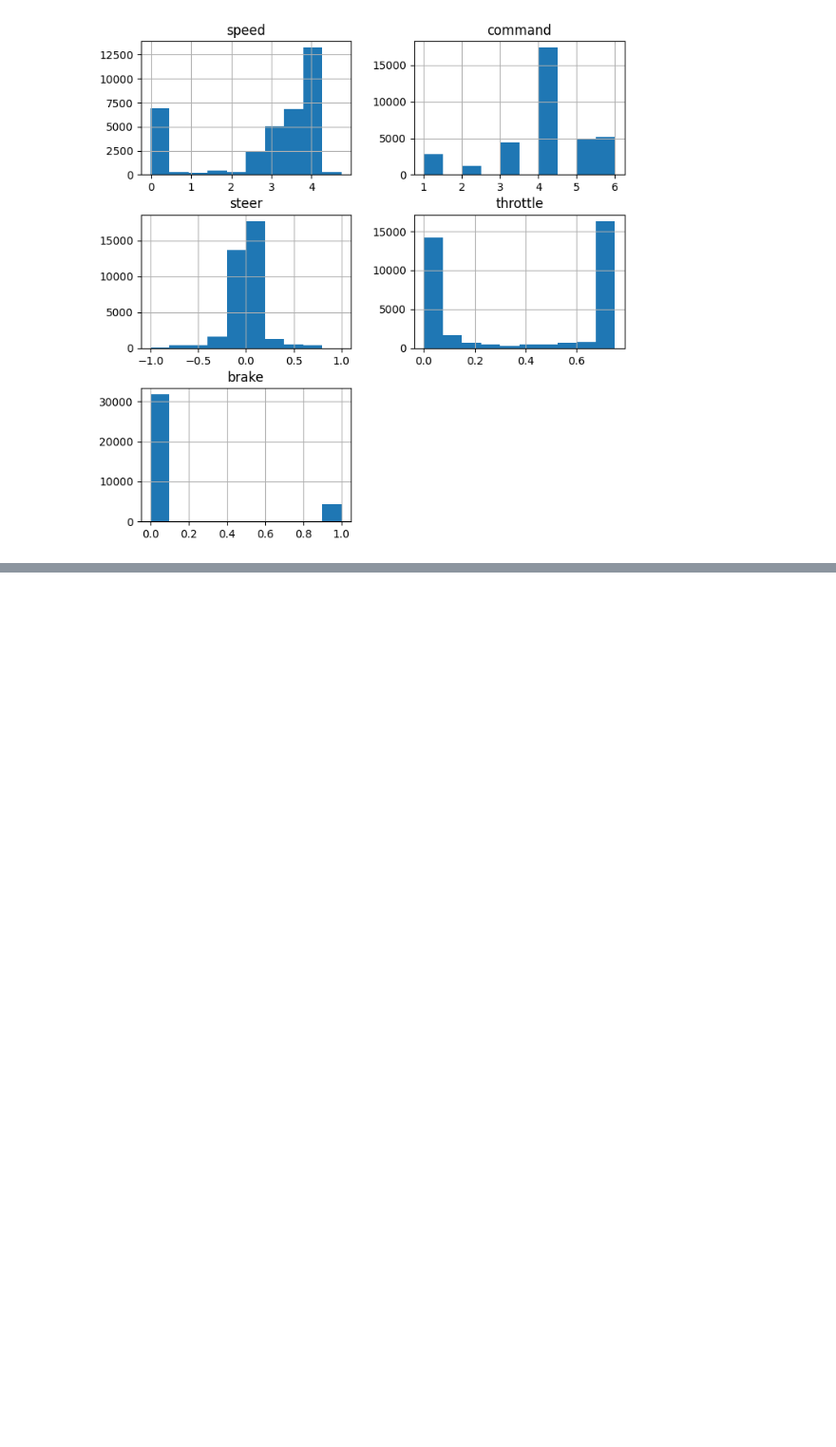
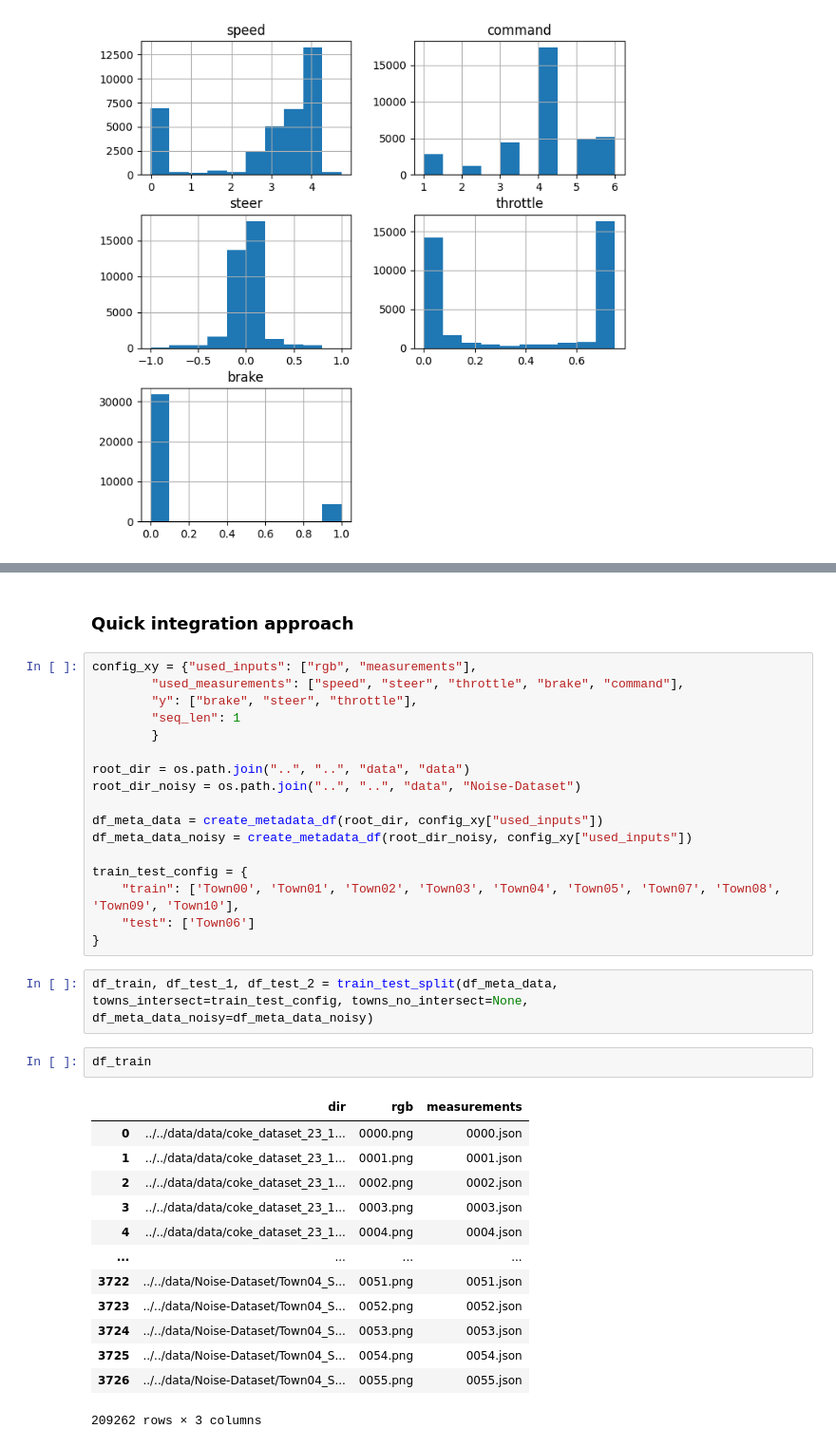
Before and after one commit to moritzwassmer/APPRAS_e2e_imitation, a Jupyter notebook: data_pipeline/notebooks/train_test_split.ipynb, the cells around one changed output, grey strips where cells are left out. Shown at 95% size. Cells and saved outputs as stored; diff of their text form; blank space fills up the shorter version.

```diff
--- a/data_pipeline/notebooks/train_test_split.ipynb
+++ b/data_pipeline/notebooks/train_test_split.ipynb
@@ -154,0 +187,37 @@ array([[<AxesSubplot: title={'center': 'speed'}>,
+# %% [markdown]
+### Quick integration approach
+# %%
+config_xy = {"used_inputs": ["rgb", "measurements"],
+        "used_measurements": ["speed", "steer", "throttle", "brake", "command"],
+        "y": ["brake", "steer", "throttle"],
+        "seq_len": 1
+        }
+
+root_dir = os.path.join("..", "..", "data", "data")
+root_dir_noisy = os.path.join("..", "..", "data", "Noise-Dataset")
+
+df_meta_data = create_metadata_df(root_dir, config_xy["used_inputs"])
+df_meta_data_noisy = create_metadata_df(root_dir_noisy, config_xy["used_inputs"])
+
+train_test_config = {
+    "train": ['Town00', 'Town01', 'Town02', 'Town03', 'Town04', 'Town05', 'Town07', 'Town08', 'Town09', 'Town10'],
+    "test": ['Town06']
+}
+# %%
+df_train, df_test_1, df_test_2 = train_test_split(df_meta_data, towns_intersect=train_test_config, towns_no_intersect=None, df_meta_data_noisy=df_meta_data_noisy)
+# %%
+df_train
+# %% [output]
+|  | dir | rgb | measurements |
+| 0 | ../../data/data/coke_dataset_23_1... | 0000.png | 0000.json |
+| 1 | ../../data/data/coke_dataset_23_1... | 0001.png | 0001.json |
+| 2 | ../../data/data/coke_dataset_23_1... | 0002.png | 0002.json |
+| 3 | ../../data/data/coke_dataset_23_1... | 0003.png | 0003.json |
+| 4 | ../../data/data/coke_dataset_23_1... | 0004.png | 0004.json |
+| ... | ... | ... | ... |
+| 3722 | ../../data/Noise-Dataset/Town04_S... | 0051.png | 0051.json |
+| 3723 | ../../data/Noise-Dataset/Town04_S... | 0052.png | 0052.json |
+| 3724 | ../../data/Noise-Dataset/Town04_S... | 0053.png | 0053.json |
+| 3725 | ../../data/Noise-Dataset/Town04_S... | 0054.png | 0054.json |
+| 3726 | ../../data/Noise-Dataset/Town04_S... | 0055.png | 0055.json |
+209262 rows × 3 columns
```
Also changed, not shown: parts of 8 cells of this notebook, 1 other file.
